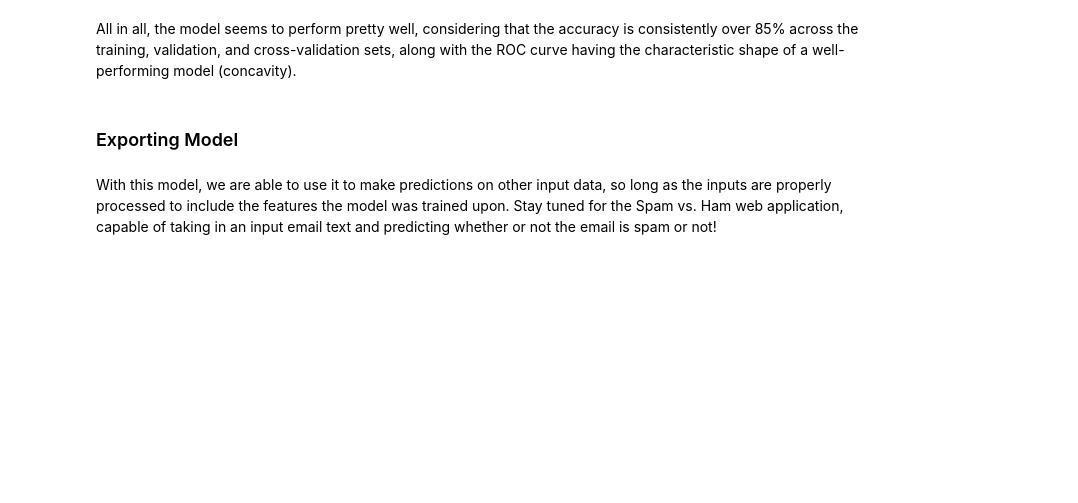
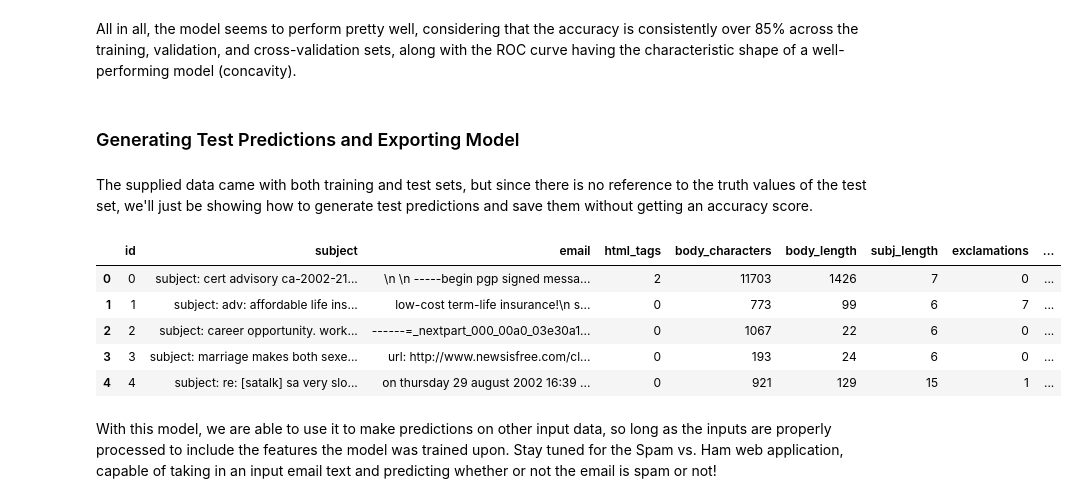
Before and after one commit to saltyjared/Spam-vs-Ham, a Jupyter notebook: analysis.ipynb, the cells around one changed output. Cells and saved outputs as stored; diff of their text form; code cells hidden in the pictures; blank space fills up the shorter version.

Commit message:
Generate test predictions example

```diff
--- a/analysis.ipynb
+++ b/analysis.ipynb
@@ -390,4 +388,22 @@ plt.title("ROC Curve");
 # %% [markdown]
 All in all, the model seems to perform pretty well, considering that the accuracy is consistently over 85% across the training, validation, and cross-validation sets, along with the ROC curve having the characteristic shape of a well-performing model (concavity).
 # %% [markdown]
-### Exporting Model
+### Generating Test Predictions and Exporting Model
+# %% [markdown]
+The supplied data came with both training and test sets, but since there is no reference to the truth values of the test set, we'll just be showing how to generate test predictions and save them without getting an accuracy score.
+# %%
+# Importing test data and applying transformations in preparation for modeling
+test = pd.read_csv('data/emails_test.csv')
+test = test.fillna('')
+test = df_to_lower(test)
+test_woi = pd.DataFrame(words_in_texts(words_of_interest, test['email']), columns=words_of_interest)
+test = transformations(test)
+test = pd.concat([test, test_woi], axis=1)
+test.head()
+# %% [output]
+|  | id | subject | email | html_tags | body_characters | body_length | subj_length | exclamations | ... |
+| 0 | 0 | subject: cert advisory ca-2002-21... | \n \n -----begin pgp signed messa... | 2 | 11703 | 1426 | 7 | 0 | ... |
+| 1 | 1 | subject: adv: affordable life ins... | low-cost term-life insurance!\n s... | 0 | 773 | 99 | 6 | 7 | ... |
+| 2 | 2 | subject: career opportunity. work... | ------=_nextpart_000_00a0_03e30a1... | 0 | 1067 | 22 | 6 | 0 | ... |
+| 3 | 3 | subject: marriage makes both sexe... | url: http://www.newsisfree.com/cl... | 0 | 193 | 24 | 6 | 0 | ... |
+| 4 | 4 | subject: re: [satalk] sa very slo... | on thursday 29 august 2002 16:39 ... | 0 | 921 | 129 | 15 | 1 | ... |
```
Also changed, not shown: parts of 5 cells of this notebook, 1 other file.
